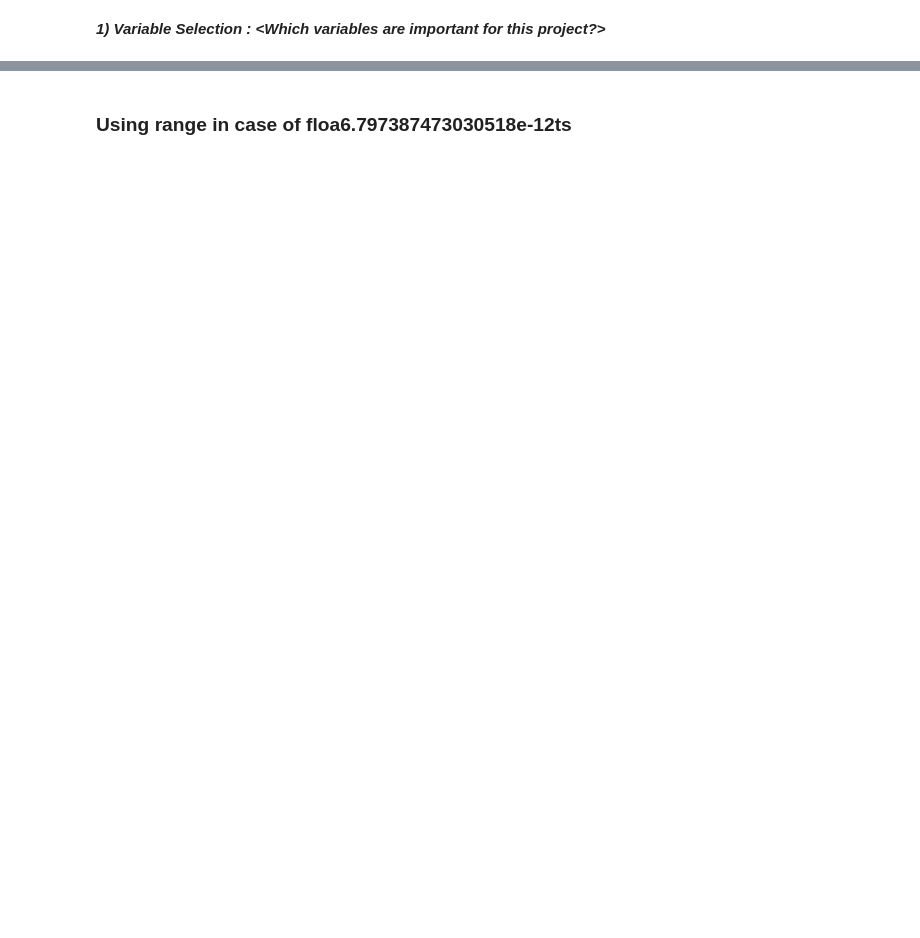
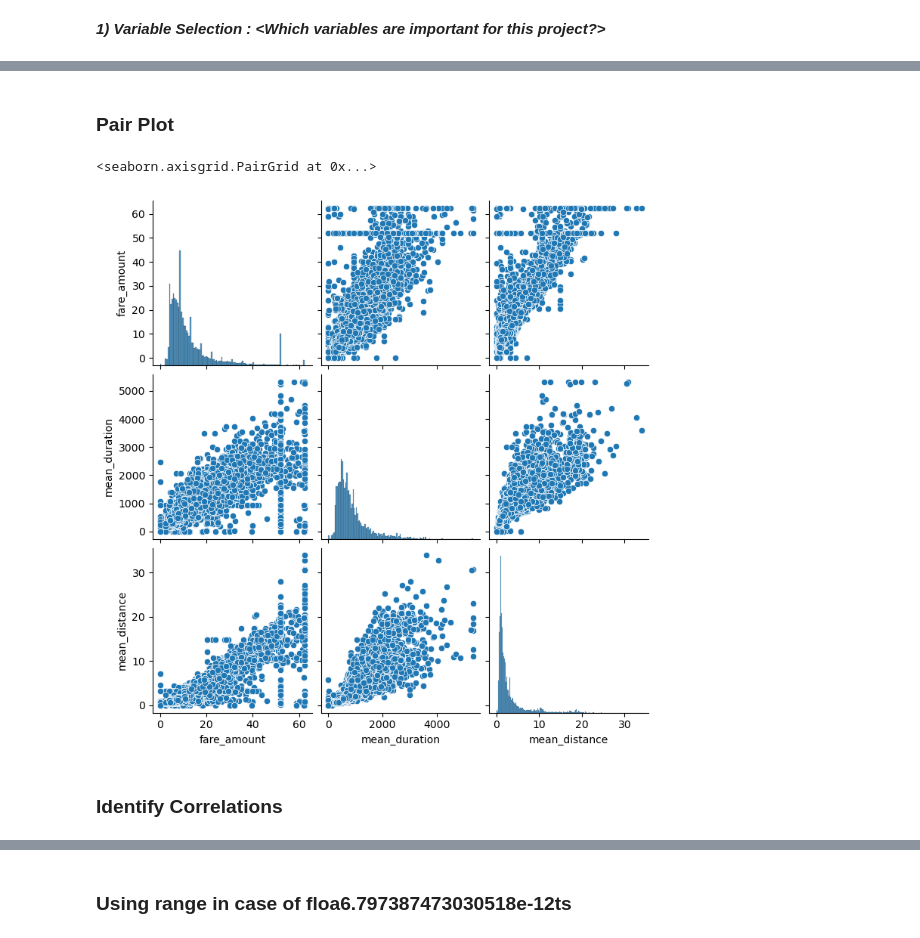
Before and after one commit to GururajPAthani/TLC_Project, a Jupyter notebook: TLC_Project.ipynb, the cells around one changed output, grey strips where cells are left out. Saved outputs shown, nothing was run; the diff lists cells and outputs as text; code cells hidden in the pictures; blank space fills up the shorter version.

Commit message:
Regression model implemented

```diff
--- a/TLC_Project.ipynb
+++ b/TLC_Project.ipynb
@@ -627,0 +1167,11 @@ credit_card_df.groupby(['passenger_count']).mean(numeric_only=True)[['tip_amount
+# %%
+# 1. Create a mean_distance column that is a copy of the pickup_dropoff helper column
+df['mean_distance']=df['pickup_dropoff']
+
+# 2. Map `grouped_dict` to the `mean_distance` column
+df['mean_distance']=df['mean_distance'].map(grouped_dict)
+### YOUR CODE HERE ###
+
+# Confirm that it worked
+df.head()
+### YOUR CODE HERE ###
@@ -627,0 +1222,20 @@ credit_card_df.groupby(['passenger_count']).mean(numeric_only=True)[['tip_amount
+# %%
+# Create 'rush_hour' col
+df['rush_hour'] = (((df['tpep_pickup_datetime'].dt.hour > 6) & (df['tpep_pickup_datetime'].dt.hour <10)) | \
+                            ((df['tpep_pickup_datetime'].dt.hour > 16) & (df['tpep_pickup_datetime'].dt.hour <20))) & \
+                            ((df[('day')] !='Sunday') &  (df['day']!='Saturday'))
+
+### YOUR CODE HERE ###
+# If day is Saturday or Sunday, impute 0 in `rush_hour` column
+df['rush_hour'] = df['rush_hour'].astype('int')
+
+df['mean_duration'] = df['mean_duration'].dt.total_seconds()
+df['ride_duration'] = df['ride_duration'].dt.total_seconds()
+
+
+print(df['rush_hour'].value_counts())
+
+#df1[df1[(['rush_hour'] == False)] =0
+df.head()
+
+### YOUR CODE HERE ###
@@ -627,0 +1257,10 @@ credit_card_df.groupby(['passenger_count']).mean(numeric_only=True)[['tip_amount
+# %%
+df_model = df.drop(['Unnamed: 0','PULocationID','DOLocationID','improvement_surcharge', \
+                     'day','tpep_pickup_datetime','tpep_dropoff_datetime','month','tip_amount',\
+                     'RatecodeID','store_and_fwd_flag','payment_type',\
+                     'extra','mta_tax','tolls_amount','total_amount','pickup_dropoff','ride_duration','trip_distance'],axis=1)
+#  'VendorID','passenger_count','rush_hour'
+#df_model['rush_hour'] = df_model['rush_hour'].astype('int')
+
+
+df_model.head()
@@ -627,0 +1274,9 @@ credit_card_df.groupby(['passenger_count']).mean(numeric_only=True)[['tip_amount
+# %% [markdown]
+### **Pair Plot**
+# %%
+sns.pairplot(df_model[['fare_amount','mean_duration','mean_distance']])
+# %% [output]
+<seaborn.axisgrid.PairGrid at 0x...>
+[figure, added]
+# %% [markdown]
+### **Identify Correlations**
```
Also changed, not shown: parts of 124 cells of this notebook.
